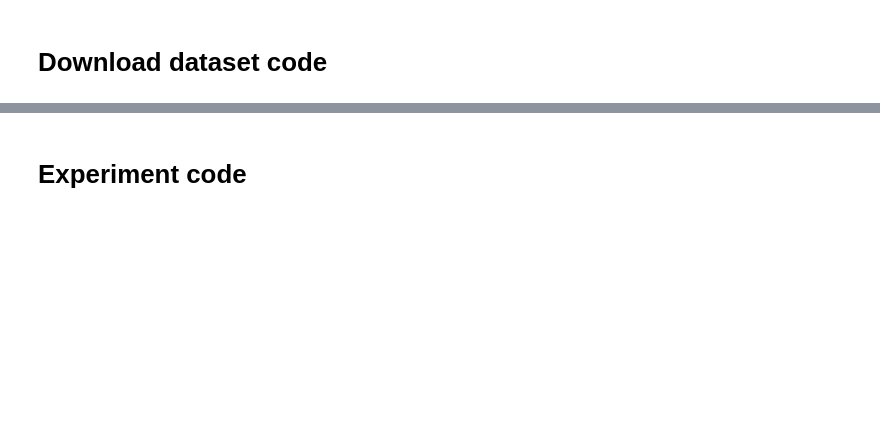
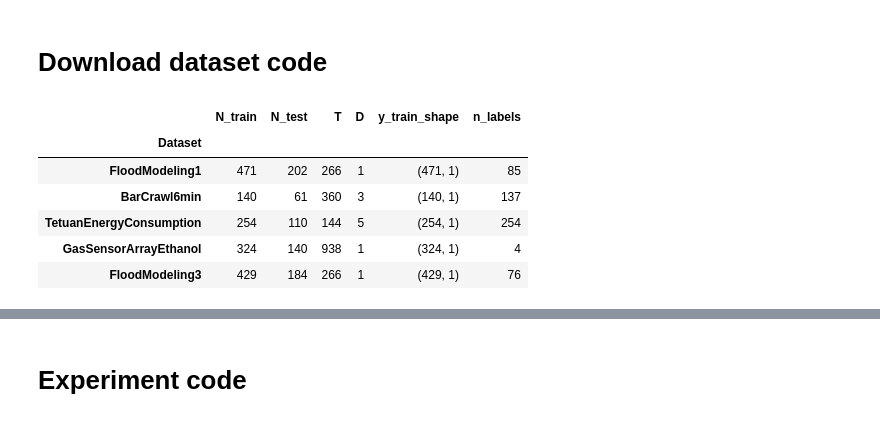
Before and after one commit to nikitazozoulenko/Zephyrox, a Jupyter notebook: jax_based/SWIM/TSER_SWIM.ipynb, the cells around one changed output, grey strips where cells are left out. Cells and saved outputs as stored; diff of their text form; code cells hidden in the pictures; blank space fills up the shorter version.

```diff
--- a/jax_based/SWIM/TSER_SWIM.ipynb
+++ b/jax_based/SWIM/TSER_SWIM.ipynb
@@ -361,0 +108,11 @@ small_datasets = [
+# %%
+df_meta = pd.read_pickle("TSER_dataset_metadata.pkl")
+df_meta.head()
+# %% [output]
+|  | N_train | N_test | T | D | y_train_shape | n_labels |
+| Dataset |  |  |  |  |  |  |
+| FloodModeling1 | 471 | 202 | 266 | 1 | (471, 1) | 85 |
+| BarCrawl6min | 140 | 61 | 360 | 3 | (140, 1) | 137 |
+| TetuanEnergyConsumption | 254 | 110 | 144 | 5 | (254, 1) | 254 |
+| GasSensorArrayEthanol | 324 | 140 | 938 | 1 | (324, 1) | 4 |
+| FloodModeling3 | 429 | 184 | 266 | 1 | (429, 1) | 76 |
```
Also changed, not shown: parts of 17 cells of this notebook, 4 other files.
